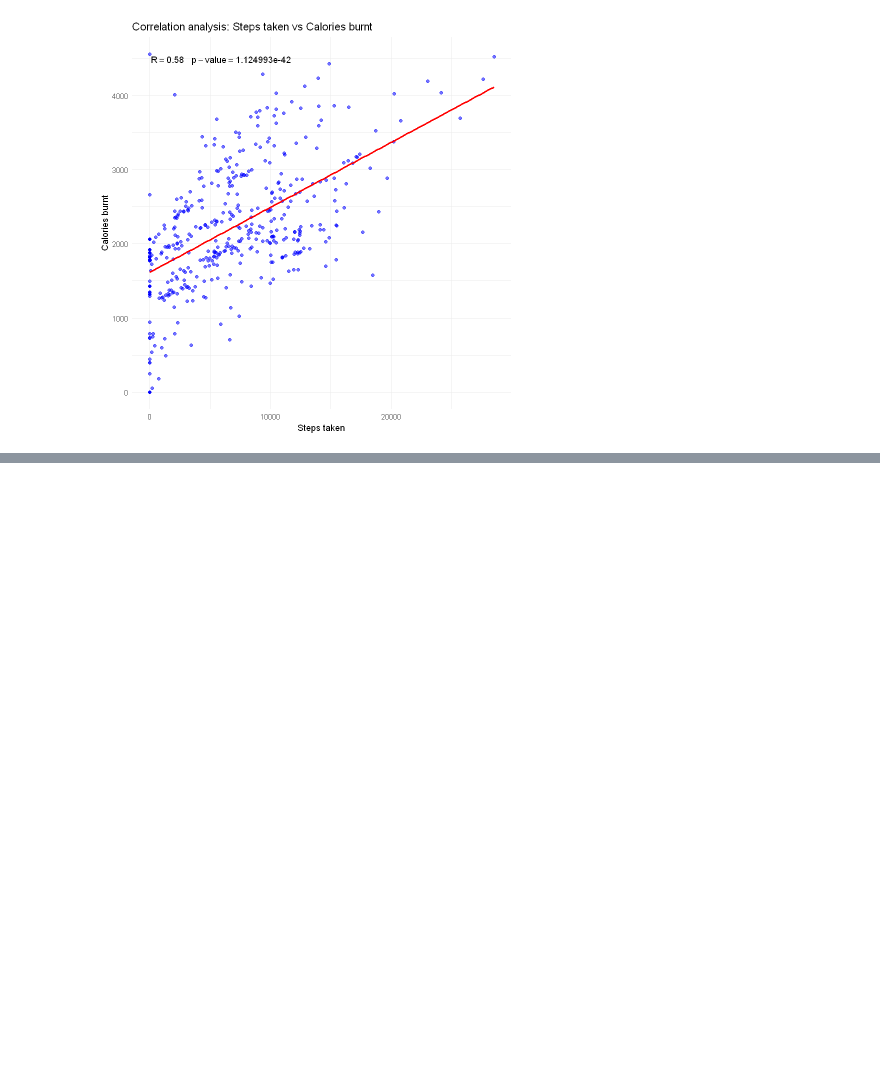
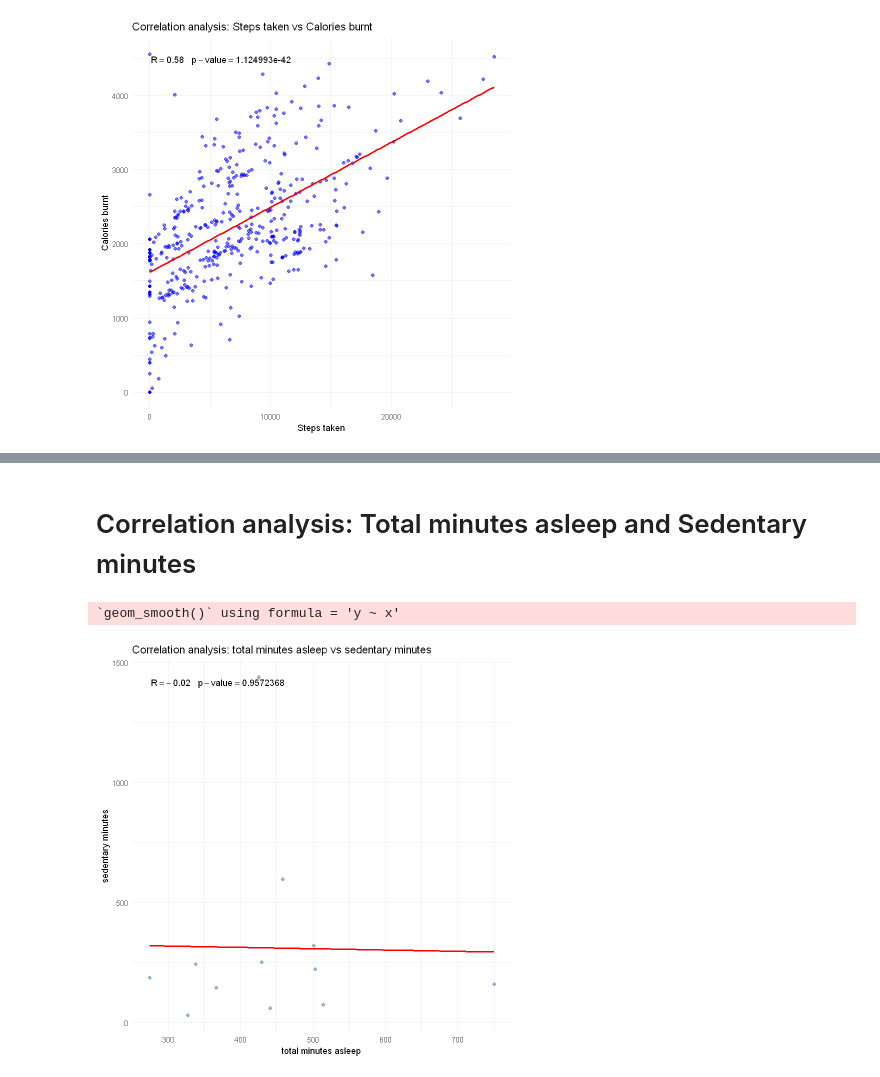
Before and after one commit to keithmmc/dataprojects, a Jupyter notebook: bellabeatR.ipynb, the cells around one changed output, grey strips where cells are left out. Saved outputs shown, nothing was run; the diff lists cells and outputs as text; code cells hidden in the pictures; blank space fills up the shorter version.

```diff
--- a/bellabeatR.ipynb
+++ b/bellabeatR.ipynb
@@ -272,0 +326,22 @@ daily_v2 %>%
+# %% [markdown]
+# Correlation analysis: Total minutes asleep and Sedentary minutes
+# %%
+correlation_coefficient_SM <- cor(sleep_v4$TotalMinutesAsleep, sleep_v4$SedentaryMinutes)
+
+sleep_v4%>%
+  ggplot(aes(TotalMinutesAsleep, SedentaryMinutes))+
+  geom_point(aes(alpha = 0.25), colour = "steelblue")+
+  geom_smooth(method = "lm", se = FALSE, colour = "red")+
+  labs(title = "Correlation analysis: total minutes asleep vs sedentary minutes",
+       x= "total minutes asleep", y = "sedentary minutes")+
+  theme_minimal()+
+  scale_alpha(guide = NULL)+
+
+# Add correlation and p-value annotations
+stat_poly_eq(formula = y ~ x,
+            aes(label = paste("R == ", round(correlation_coefficient_SM, 2),
+                                 "~~~ p-value ==" , after_stat(p.value))),
+            parse = TRUE)
+# %% [output]
+`geom_smooth()` using formula = 'y ~ x'
+[figure, added]
```
Also changed, not shown: parts of 13 cells of this notebook.
